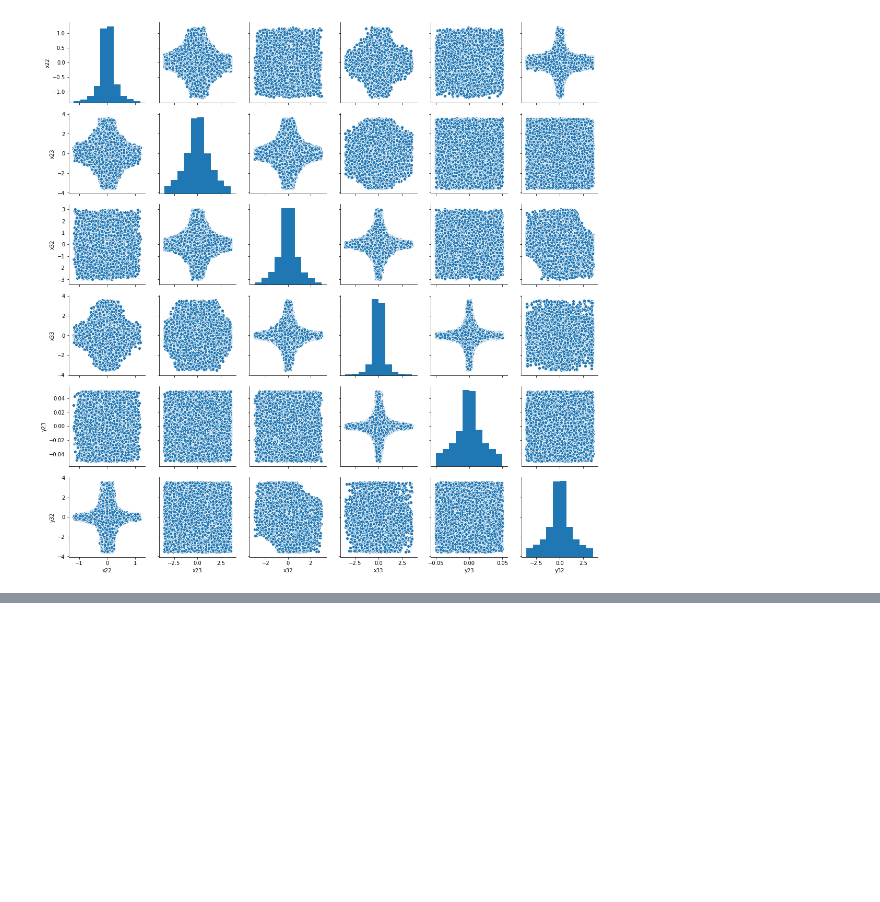
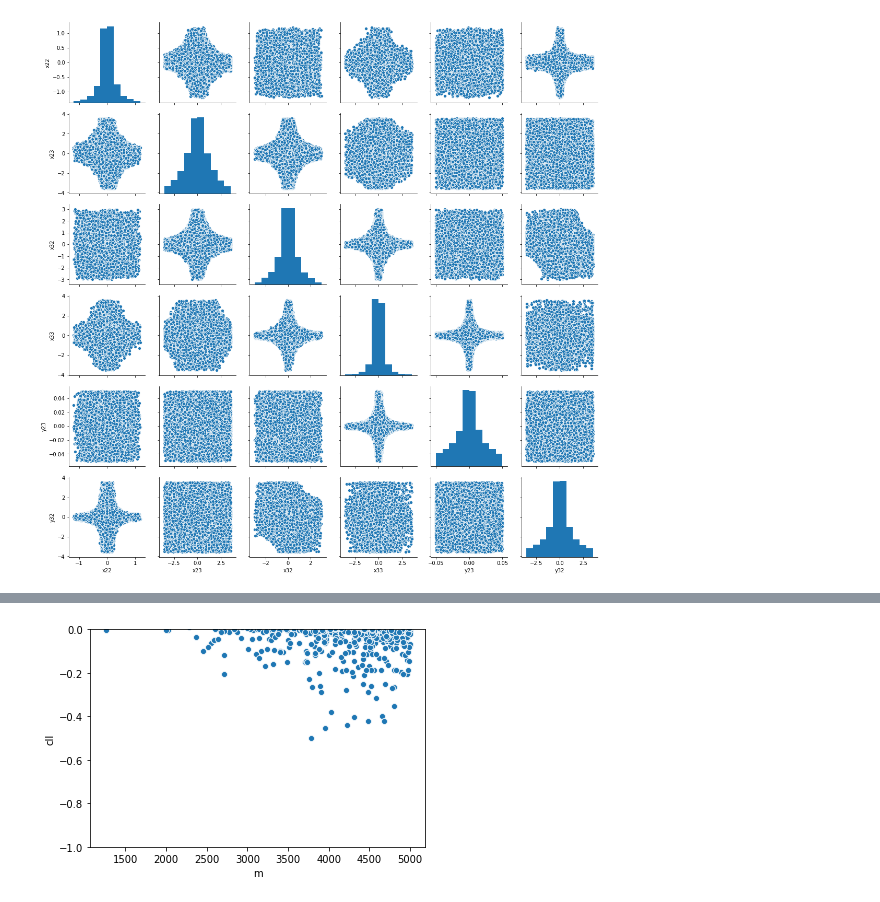
Before and after one commit to johngarg/phd-thesis, a Jupyter notebook: src/analysis/chapter_3/correlations.ipynb, the cells around one changed output, grey strips where cells are left out. Cells and saved outputs as stored; diff of their text form; code cells hidden in the pictures; blank space fills up the shorter version.

```diff
--- a/src/analysis/chapter_3/correlations.ipynb
+++ b/src/analysis/chapter_3/correlations.ipynb
@@ -46,0 +121,5 @@ sns.pairplot(data=scan2_data, x_vars=couplings, y_vars=couplings)
+# %%
+sns.scatterplot(data=filtered, x="m", y="cll")
+plt.ylim(-1,0);
+# %% [output]
+[figure, added]
```
Also changed, not shown: parts of 20 cells of this notebook, 43 other files.
